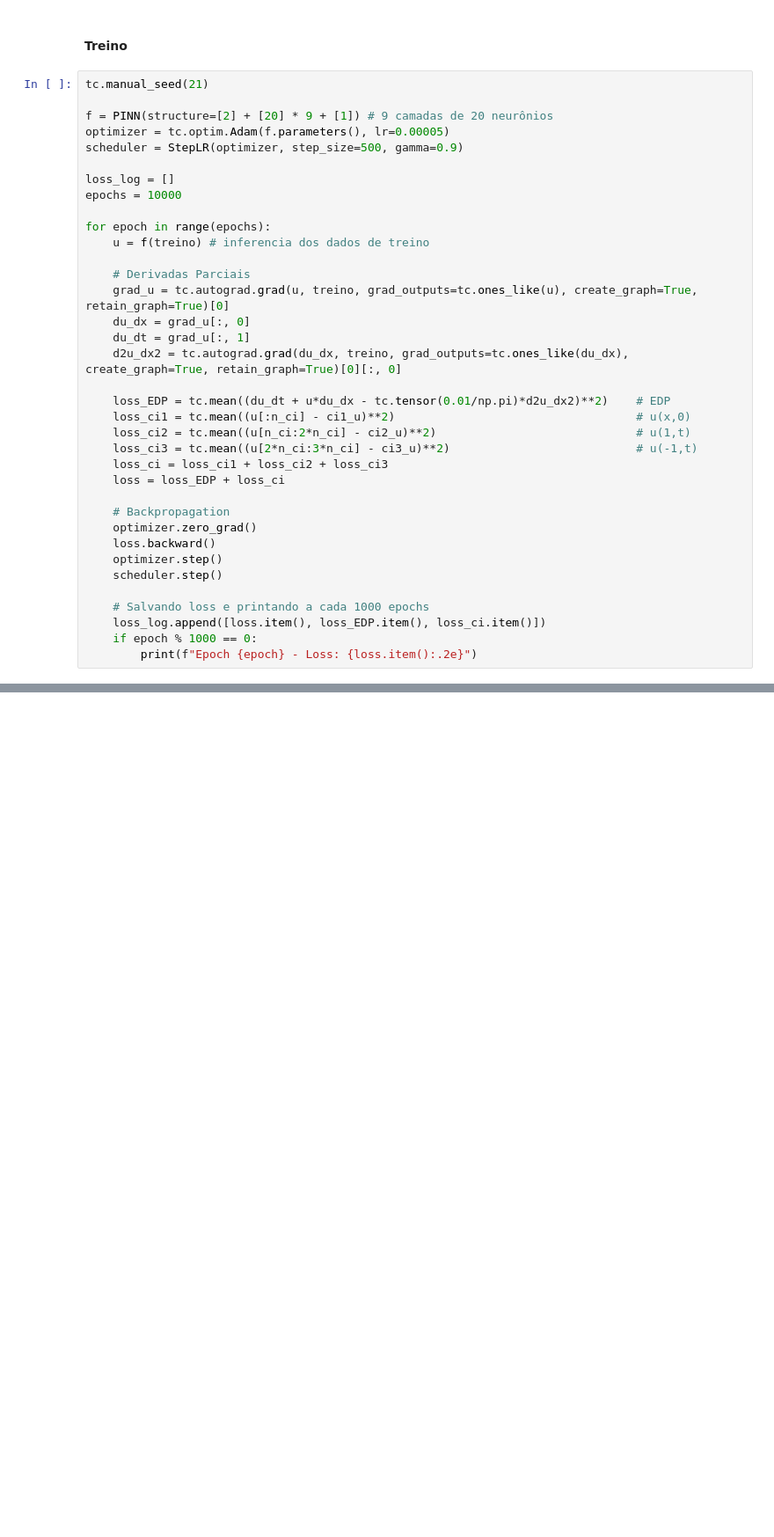
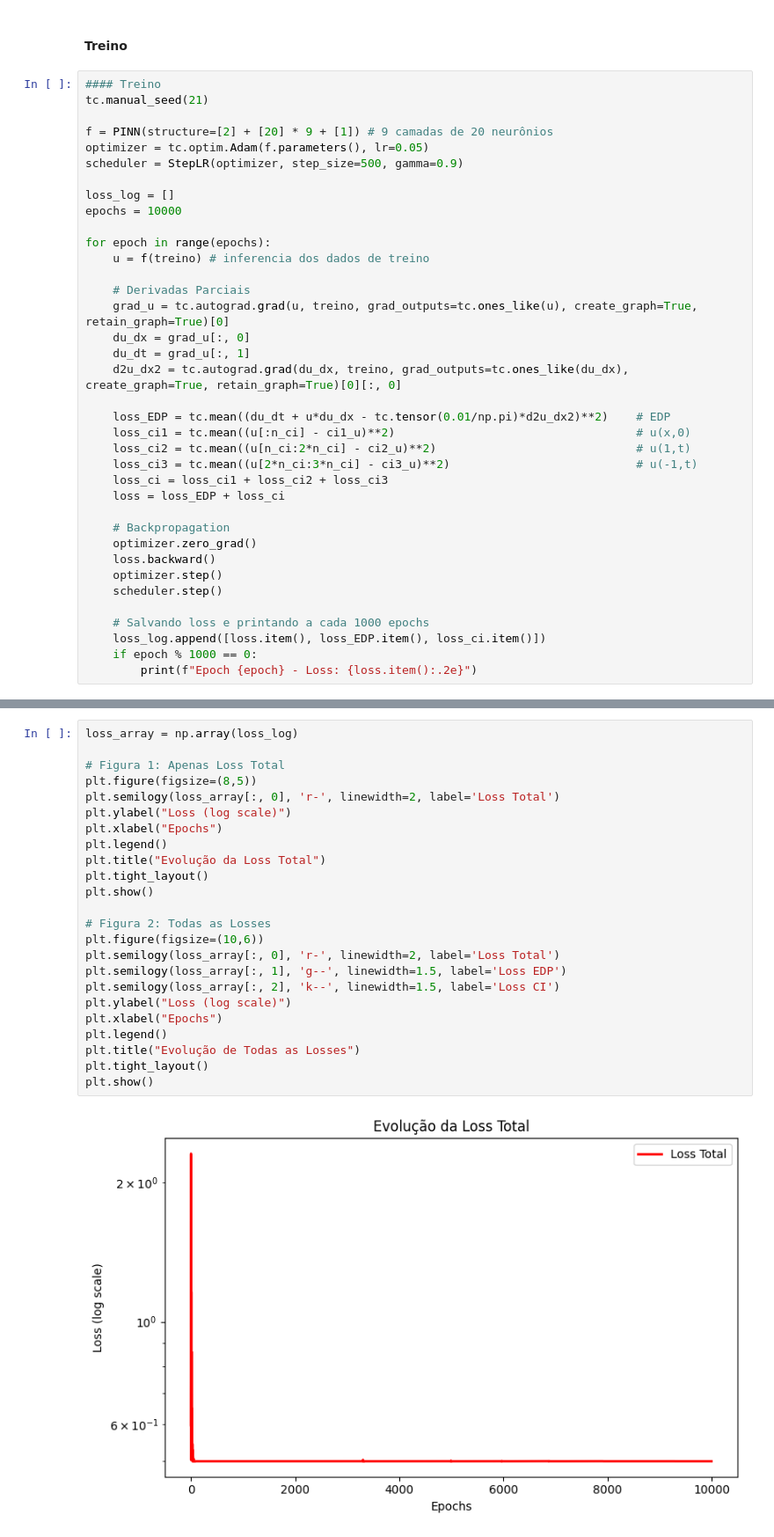
Before and after one commit to NicolasRossoni/TCC, a Jupyter notebook: SimpleExamples/BurgersEquation.ipynb, the cells around one changed output, grey strips where cells are left out. Shown: that part at 88% size. Cells and saved outputs as stored; diff of their text form; blank space fills up the shorter version.

```diff
--- a/SimpleExamples/BurgersEquation.ipynb
+++ b/SimpleExamples/BurgersEquation.ipynb
@@ -140,10 +157,11 @@ class PINN(nn.Module):
 # %% [markdown]
 #### Treino
 # %%
+#### Treino
 tc.manual_seed(21)
 
 f = PINN(structure=[2] + [20] * 9 + [1]) # 9 camadas de 20 neurônios
-optimizer = tc.optim.Adam(f.parameters(), lr=0.00005)
+optimizer = tc.optim.Adam(f.parameters(), lr=0.05)
 scheduler = StepLR(optimizer, step_size=500, gamma=0.9)
 
 loss_log = []
@@ -181,0 +209,26 @@ KeyboardInterrupt:
+# %%
+loss_array = np.array(loss_log)
+
+# Figura 1: Apenas Loss Total
+plt.figure(figsize=(8,5))
+plt.semilogy(loss_array[:, 0], 'r-', linewidth=2, label='Loss Total')
+plt.ylabel("Loss (log scale)")
+plt.xlabel("Epochs")
+plt.legend()
+plt.title("Evolução da Loss Total")
+plt.tight_layout()
+plt.show()
+
+# Figura 2: Todas as Losses
+plt.figure(figsize=(10,6))
+plt.semilogy(loss_array[:, 0], 'r-', linewidth=2, label='Loss Total')
+plt.semilogy(loss_array[:, 1], 'g--', linewidth=1.5, label='Loss EDP')
+plt.semilogy(loss_array[:, 2], 'k--', linewidth=1.5, label='Loss CI')
+plt.ylabel("Loss (log scale)")
+plt.xlabel("Epochs")
+plt.legend()
+plt.title("Evolução de Todas as Losses")
+plt.tight_layout()
+plt.show()
+# %% [output]
+[figure, added]
```
Also changed, not shown: parts of 7 cells of this notebook.
